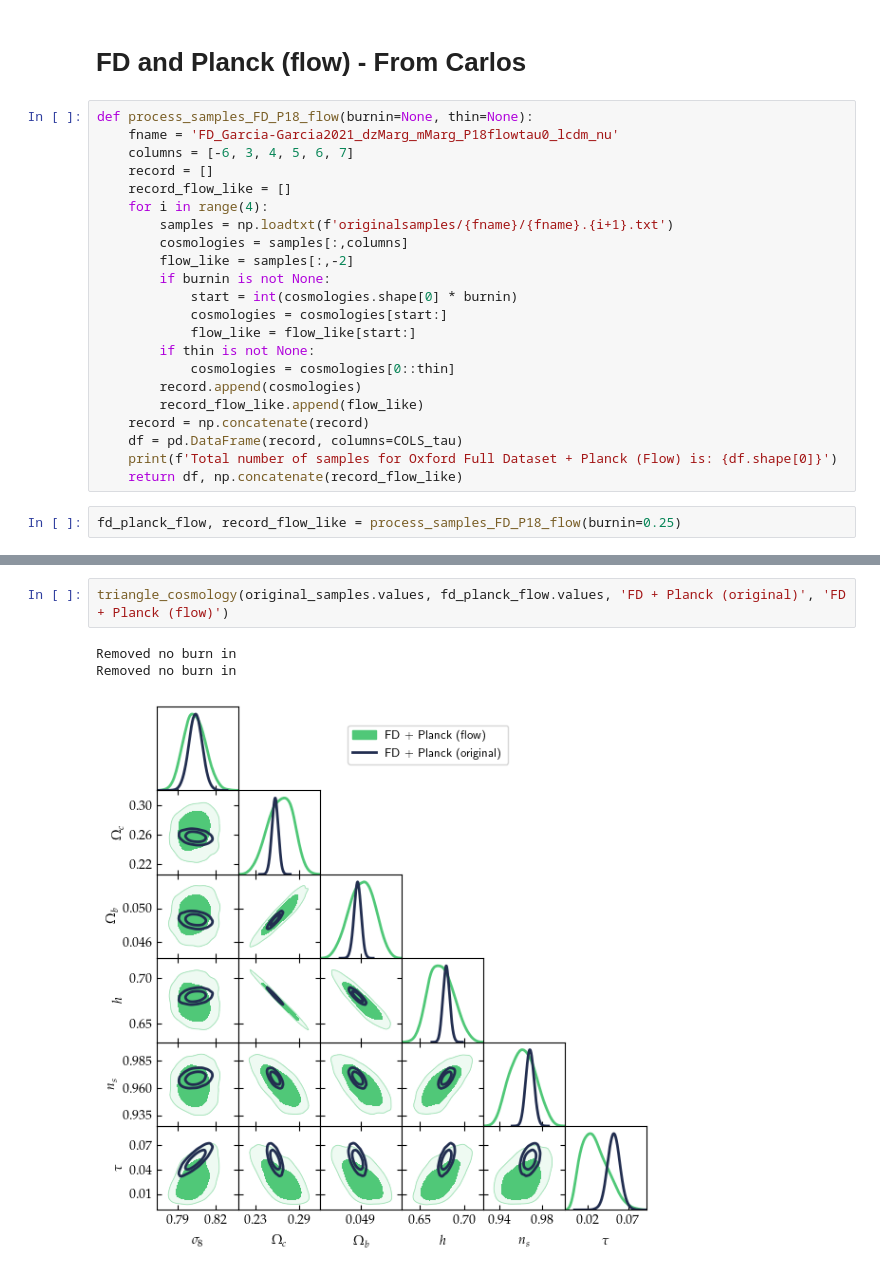
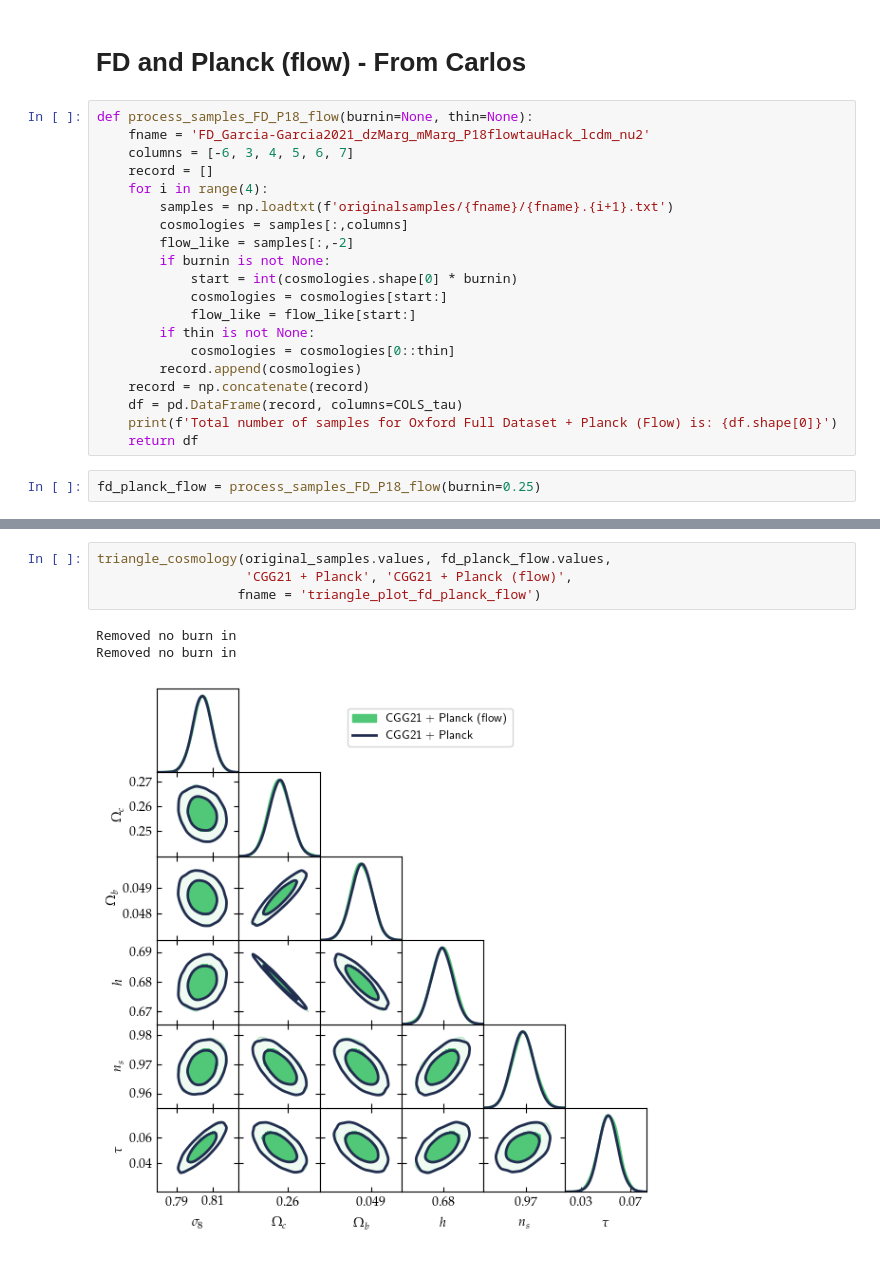
Before and after one commit to Harry45/emuflow, a Jupyter notebook: Planck-Tau.ipynb, the cells around one changed output, grey strips where cells are left out. Saved outputs shown, nothing was run; the diff lists cells and outputs as text.

Commit message:
Planck runs

```diff
--- a/Planck-Tau.ipynb
+++ b/Planck-Tau.ipynb
@@ -289,10 +347,9 @@ Removed no burn in
 # FD and Planck (flow) - From Carlos
 # %%
 def process_samples_FD_P18_flow(burnin=None, thin=None):
-    fname = 'FD_Garcia-Garcia2021_dzMarg_mMarg_P18flowtau0_lcdm_nu'
+    fname = 'FD_Garcia-Garcia2021_dzMarg_mMarg_P18flowtauHack_lcdm_nu2'
     columns = [-6, 3, 4, 5, 6, 7]
     record = []
-    record_flow_like = []
     for i in range(4):
         samples = np.loadtxt(f'originalsamples/{fname}/{fname}.{i+1}.txt')
         cosmologies = samples[:,columns]
@@ -304,11 +361,10 @@ def process_samples_FD_P18_flow(burnin=None, thin=None):
         if thin is not None:
             cosmologies = cosmologies[0::thin]
         record.append(cosmologies)
-        record_flow_like.append(flow_like)
     record = np.concatenate(record)
     df = pd.DataFrame(record, columns=COLS_tau)
     print(f'Total number of samples for Oxford Full Dataset + Planck (Flow) is: {df.shape[0]}')
-    return df, np.concatenate(record_flow_like)
+    return df
 # %%
-fd_planck_flow, record_flow_like = process_samples_FD_P18_flow(burnin=0.25)
+fd_planck_flow = process_samples_FD_P18_flow(burnin=0.25)
 # %% [output]
@@ -324,6 +374,8 @@ len(record_flow_like)
 # %%
-triangle_cosmology(original_samples.values, fd_planck_flow.values, 'FD + Planck (original)', 'FD + Planck (flow)')
+triangle_cosmology(original_samples.values, fd_planck_flow.values,
+                   'CGG21 + Planck', 'CGG21 + Planck (flow)',
+                  fname = 'triangle_plot_fd_planck_flow')
 # %% [output]
 Removed no burn in
 Removed no burn in
-[figure, old version]
+[figure, new version]
```
Also changed, not shown: parts of 48 cells of this notebook, 12 other files.
